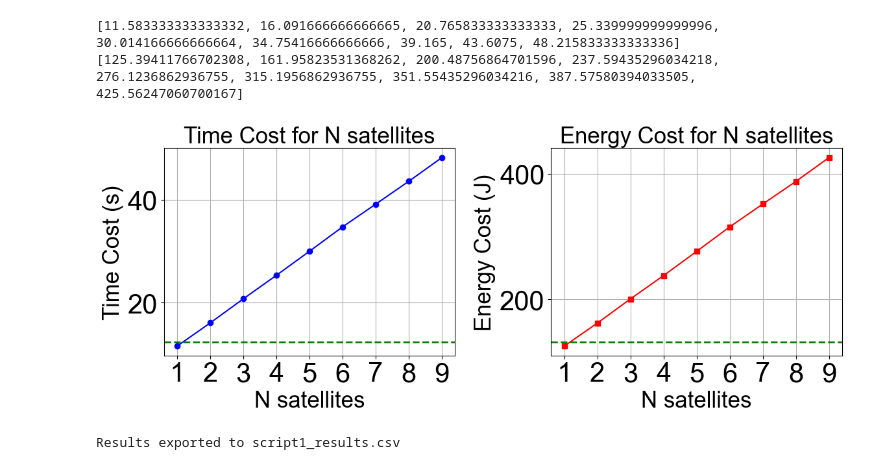
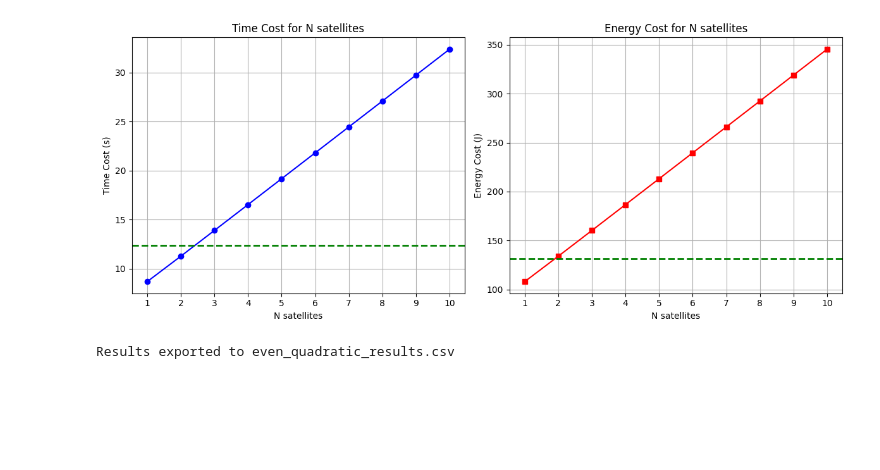
Before and after one commit to DChenet/sec_cost_simulator2, a Jupyter notebook: notebooks/figures/multisat/even_offloading/n_variation.ipynb, the cells around one changed output. Cells and saved outputs as stored; diff of their text form; code cells hidden in the pictures; blank space fills up the shorter version.

```diff
--- a/notebooks/figures/multisat/even_offloading/n_variation.ipynb
+++ b/notebooks/figures/multisat/even_offloading/n_variation.ipynb
@@ -93 +63,19 @@ config = {
+# %%
+def processing_time_cost(d_in, speed):
+    return d_in / speed
+
+def processing_energy_cost(d_in, speed, energy_uptime, energy_io):
+    return (energy_io * d_in) + (energy_uptime * (d_in / speed))
+
+def process_data_quadratic(d_in, phi):
+    return d_in * phi
+
+def process_data_linear(d_in, tau):
+    return d_in + tau
+
+def transmission_time_cost(d_in, speed):
+    return d_in / speed
+
+def transmission_energy_cost(d_in, speed, energy, distance):
+    return log10(distance) * energy * (d_in / speed)
 # %%
@@ -135,5 +94,0 @@ Base case - Time: 12.333s, Energy: 131.463J
-# %%
-n_satellites = range(1, 10, 1)
-s_isl = base_ground_link_speed * 1.6
-print(f"N satelites : {n_satellites}")
-print(f"s_isl : {s_isl}")
@@ -261,44 +217,39 @@ Satellite 9...
 # %%
-print(time_costs)
-print(energy_costs)
-
 # Create a figure with 2 subplots side by side
 fig, (ax1, ax2) = plt.subplots(1, 2, figsize=(12, 5))
 
 # First plot
-ax1.plot(n_satellites, time_costs, marker='o', color='blue')
+ax1.plot(n_satellites_values, quadratic_time_costs, marker='o', color='blue')
 ax1.axhline(y=base_time_cost, color='green', linestyle='--', linewidth=2, label='Threshold')
 ax1.set_xlabel('N satellites')
 ax1.set_ylabel('Time Cost (s)')
 ax1.set_title('Time Cost for N satellites')
-ax1.set_xticks(n_satellites)
+ax1.set_xticks(n_satellites_values)
 ax1.grid(True)
 
 # Second plot
-ax2.plot(n_satellites, energy_costs, marker='s', color='red')
+ax2.plot(n_satellites_values, quadratic_energy_costs, marker='s', color='red')
 ax2.axhline(y=base_energy_cost, color='green', linestyle='--', linewidth=2, label='Threshold')
 ax2.set_xlabel('N satellites')
 ax2.set_ylabel('Energy Cost (J)')
 ax2.set_title('Energy Cost for N satellites')
-ax2.set_xticks(n_satellites)
+ax2.set_xticks(n_satellites_values)
 ax2.grid(True)
 
 # Adjust layout to prevent overlap
 plt.tight_layout()
 
 # Display the plots
 plt.show()
 
 # Export results to CSV
 df = pd.DataFrame({
-    'n_satellites': n_satellites,
-    'time_cost': time_costs,
-    'energy_cost': energy_costs
+    'n_satellites': n_satellites_values,
+    'time_cost': quadratic_time_costs,
+    'energy_cost': quadratic_energy_costs
 })
-df.to_csv('script1_results.csv', index=False)
-print("Results exported to script1_results.csv")
+df.to_csv('even_quadratic_results.csv', index=False)
+print("Results exported to even_quadratic_results.csv")
 # %% [output]
+[figure, new version]
-[11.583333333333332, 16.091666666666665, 20.765833333333333, 25.339999999999996, 30.014166666666664, 34.75416666666666, 39.165, 43.6075, 48.215833333333336]
-[125.39411766702308, 161.95823531368262, 200.48756864701596, 237.59435296034218, 276.1236862936755, 315.1956862936755, 351.55435296034216, 387.57580394033505, 425.56247060700167]
+Results exported to even_quadratic_results.csv
-[figure, old version]
-Results exported to script1_results.csv
```
Also changed, not shown: parts of 14 cells of this notebook, 11 other files.
